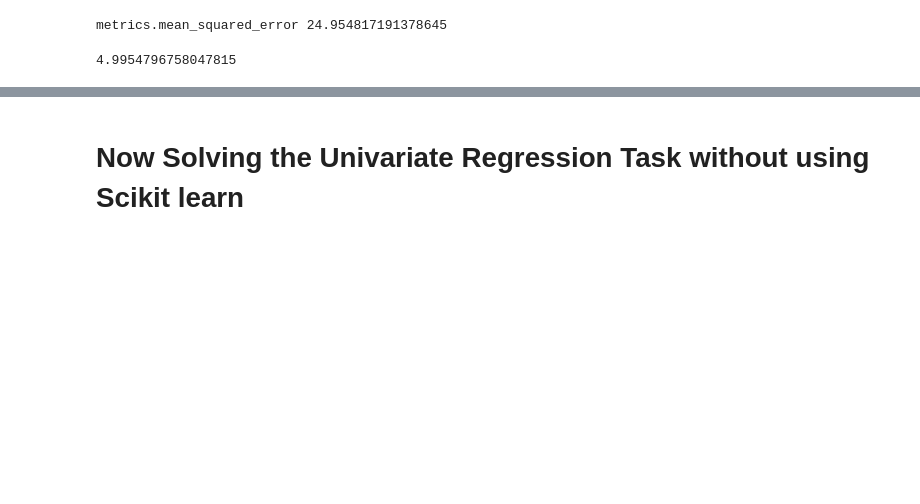
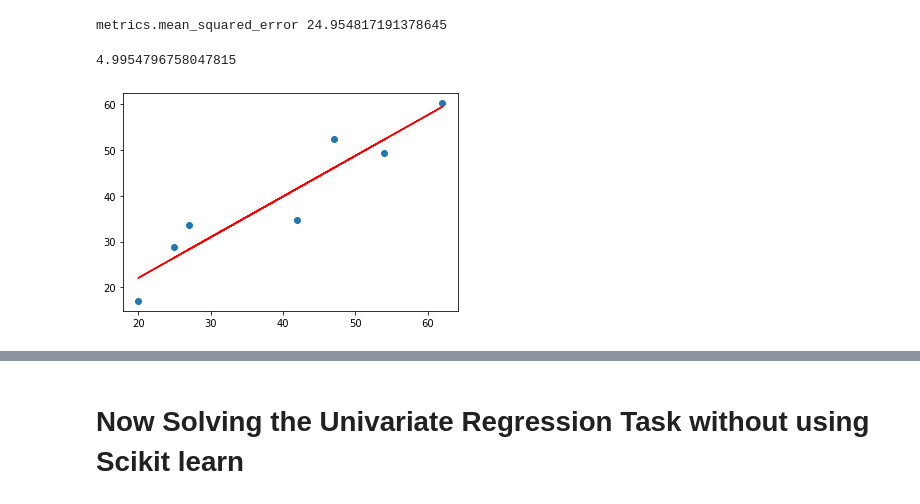
Before and after one commit to prajwal-kv/The-Spark-Foundation, a Jupyter notebook: Spark_Task_1_ simple_linear_regression_task_Prajwal_KV.ipynb, the cells around one changed output, grey strips where cells are left out. Cells and saved outputs as stored; diff of their text form; code cells hidden in the pictures; blank space fills up the shorter version.

```diff
--- a/Spark_Task_1_ simple_linear_regression_task_Prajwal_KV.ipynb
+++ b/Spark_Task_1_ simple_linear_regression_task_Prajwal_KV.ipynb
@@ -120,8 +124,3 @@ regressor.fit(x_train, y_train)
 print("Training complete.")
 # %% [output]
 Training complete.
-# %%
-from sklearn.linear_model import LinearRegression
-regressor = LinearRegression()
-regressor.fit(x_train, y_train)
-print("Training complete.")
@@ -195,3 +184,15 @@ metrics.mean_squared_error 24.954817191378645
 np.sqrt(metrics.mean_squared_error(y_test,y_pred).mean())
 # %% [output]
 4.9954796758047815
+# %%
+from scipy import stats
+slope,intercepts,r_value,p_value,std_err=stats.linregress(y_test,y_pred)
+# %%
+def predict(x):
+    return slope*x+intercepts
+fitline=predict(y_test)
+plt.scatter(y_test,y_pred)
+plt.plot(y_test,fitline,c='r')
+plt.show()
+# %% [output]
+[figure, added]
```
Also changed, not shown: parts of 4 cells of this notebook.
